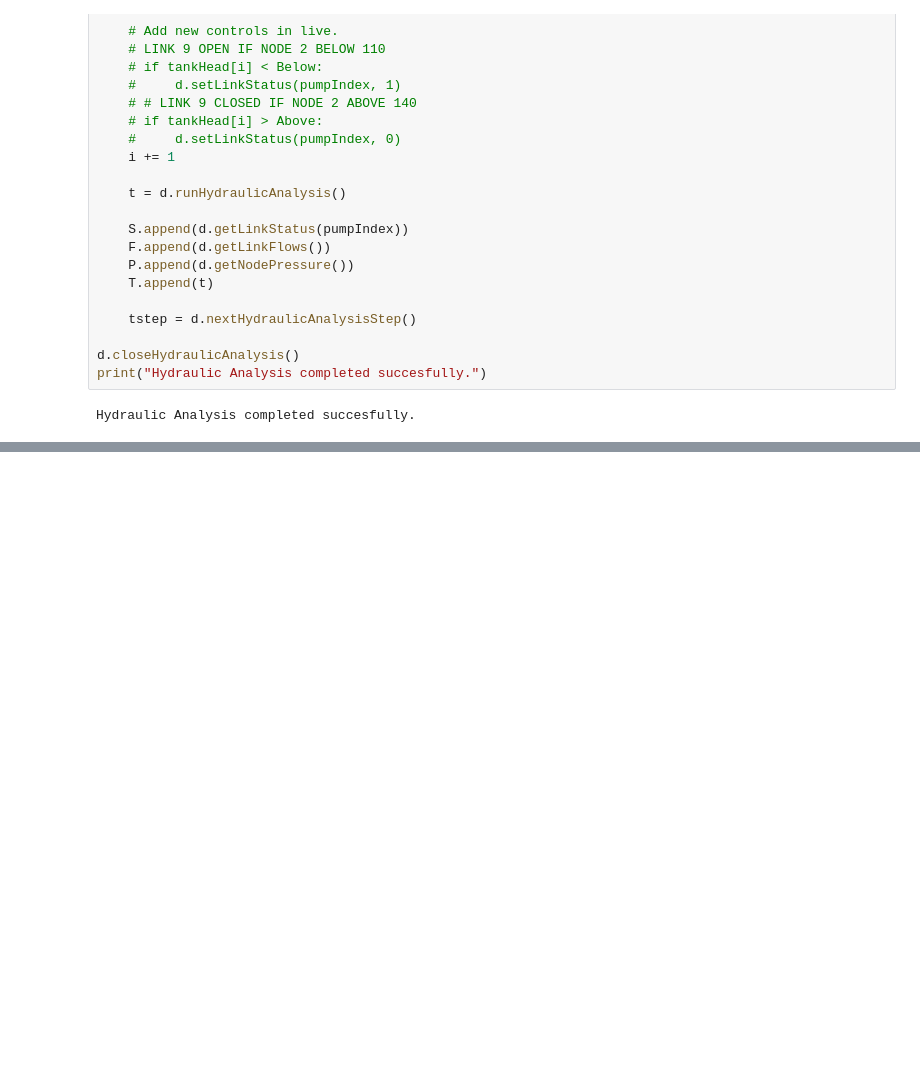
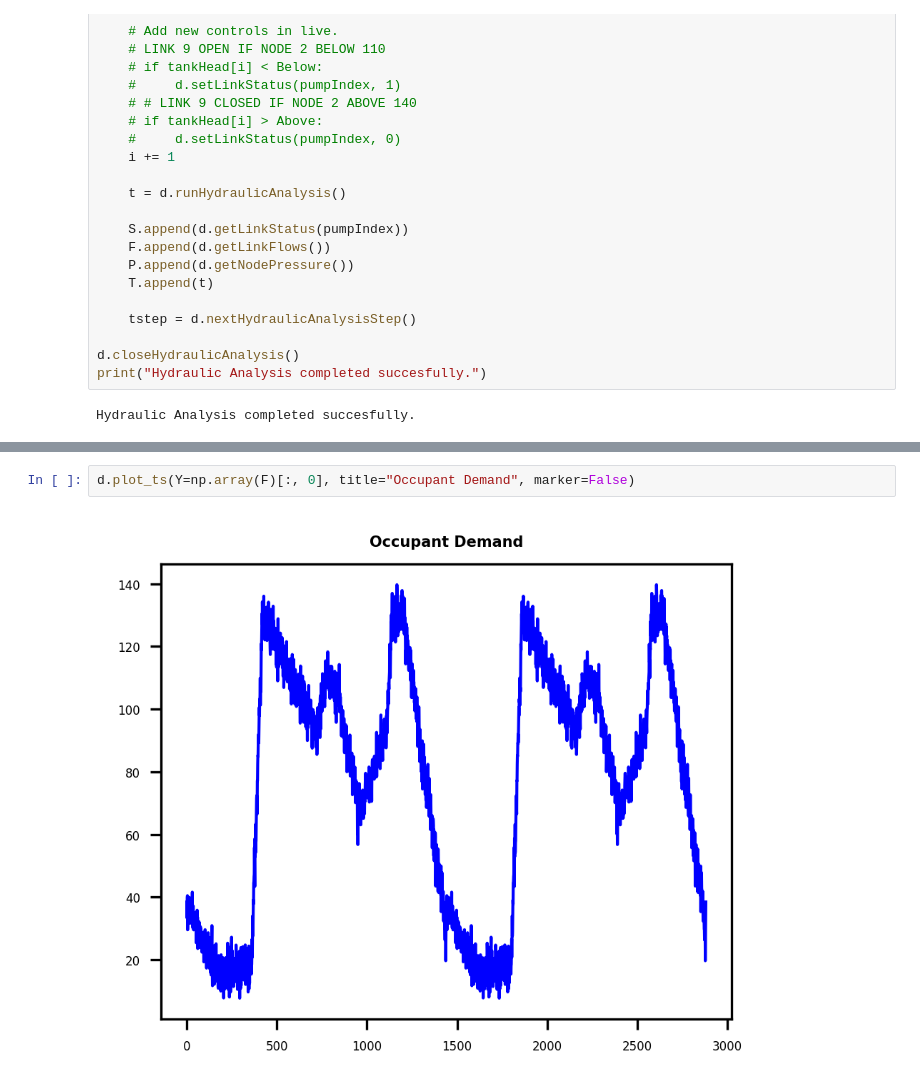
Before and after one commit to maxdumas/engineering-smart-cities-final-project, a Jupyter notebook: notebooks/simulate_epanet.ipynb, the cells around one changed output, grey strips where cells are left out. Saved outputs shown, nothing was run; the diff lists cells and outputs as text; blank space fills up the shorter version.

```diff
--- a/notebooks/simulate_epanet.ipynb
+++ b/notebooks/simulate_epanet.ipynb
@@ -66,3 +75,7 @@ _ = d.plot(flow=F[48], flow_text=True)
+# %%
+d.plot_ts(Y=np.array(F)[:, 0], title="Occupant Demand", marker=False)
+# %% [output]
+[figure, added]
 # %%
 d.plot_ts(Y=tankHead, title='Tank Head', marker=False)
 # %% [output]
```
Also changed, not shown: parts of 9 cells of this notebook.
